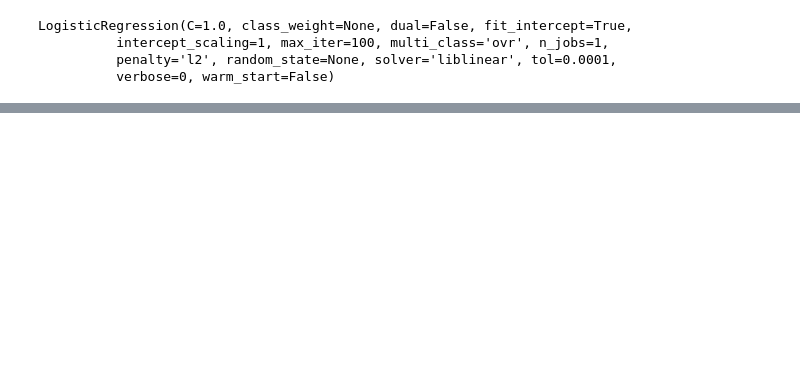
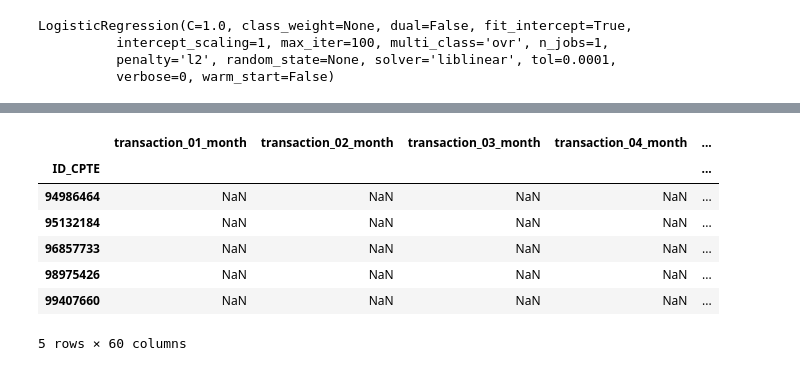
Before and after one commit to tonytontian/Data_Cup_Hello_Team, a Jupyter notebook: code/baseline.ipynb, the cells around one changed output, grey strips where cells are left out. Cells and saved outputs as stored; diff of their text form; code cells hidden in the pictures; blank space fills up the shorter version.

```diff
--- a/code/baseline.ipynb
+++ b/code/baseline.ipynb
@@ -408,0 +501,2 @@ roc_auc_score(predict, y_test)
+# %%
+preprocess = DataPreprocess(label_encoder)
@@ -408,0 +505,2 @@ roc_auc_score(predict, y_test)
+# %%
+processed_payment = preprocess.preprocess_payment(payment_df)
@@ -408,0 +512,4 @@ roc_auc_score(predict, y_test)
+# %%
+processed_billing = preprocess.preprocess_billing(billing_df)
+# %%
+processed_data = preprocess.merge(processed_payment, processed_billing)
@@ -408,0 +527,11 @@ roc_auc_score(predict, y_test)
+# %%
+processed_data.tail()
+# %% [output]
+|  | transaction_01_month | transaction_02_month | transaction_03_month | transaction_04_month | ... |
+| ID_CPTE |  |  |  |  | ... |
+| 94986464 | NaN | NaN | NaN | NaN | ... |
+| 95132184 | NaN | NaN | NaN | NaN | ... |
+| 96857733 | NaN | NaN | NaN | NaN | ... |
+| 98975426 | NaN | NaN | NaN | NaN | ... |
+| 99407660 | NaN | NaN | NaN | NaN | ... |
+5 rows × 60 columns
```
Also changed, not shown: parts of 58 cells of this notebook.
